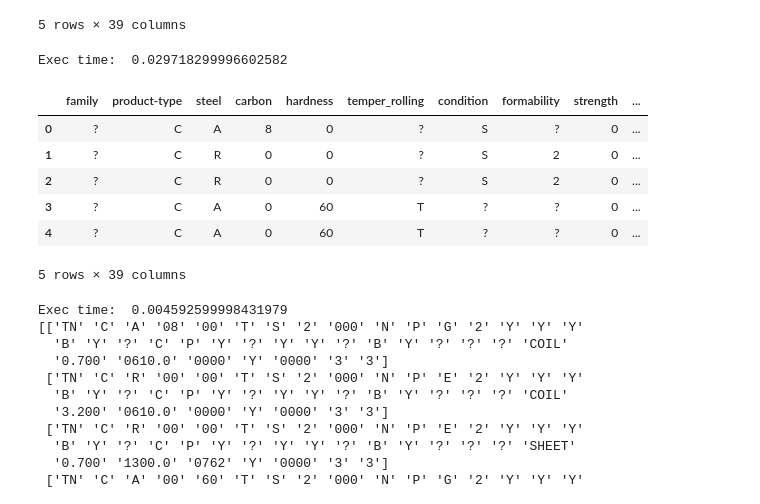
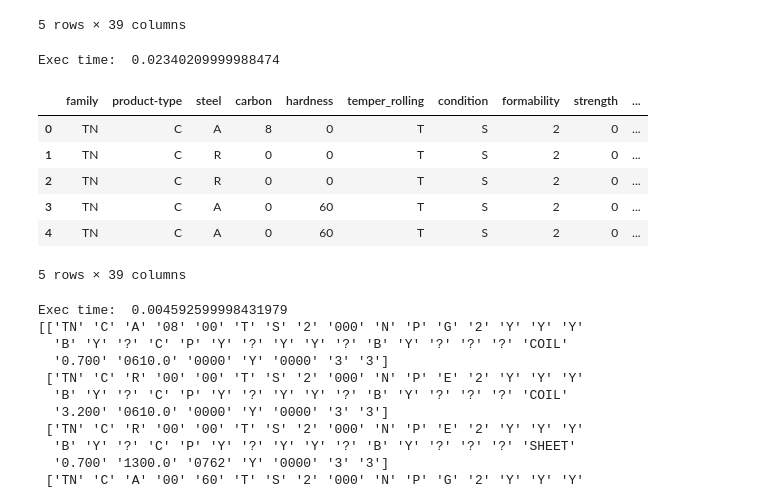
Before and after one commit to anastasita2/data-analysis, a Jupyter notebook: lab_4/lab_4.ipynb, the cells around one changed output. Saved outputs shown, nothing was run; the diff lists cells and outputs as text; code cells hidden in the pictures.

```diff
--- a/lab_4/lab_4.ipynb
+++ b/lab_4/lab_4.ipynb
@@ -581,30 +581,32 @@ df_stat.head()
 5 rows × 39 columns
 # %%
 start_time = timeit.default_timer()
+df_stat.replace('?', np.nan, inplace=True)
+
 numeric_cols = df_stat.select_dtypes(include=["float64", "int64"]).columns
 
 for col in numeric_cols:
     mean_val = df_stat[col].mean()
     df_stat[col] = df_stat[col].fillna(mean_val)
 
 categorical_cols = df_stat.select_dtypes(include="object").columns
 
 for col in categorical_cols:
     mode_val = df_stat[col].mode()
     if not mode_val.empty:
         df_stat[col] = df_stat[col].fillna(mode_val[0])
 stop_time = timeit.default_timer()
 
 print("\nExec time: ", stop_time - start_time)
 df_stat.head()
 # %% [output]
-Exec time:  0.029718299996602582
+Exec time:  0.02340209999988474
 |  | family | product-type | steel | carbon | hardness | temper_rolling | condition | formability | strength | ... |
-| 0 | ? | C | A | 8 | 0 | ? | S | ? | 0 | ... |
-| 1 | ? | C | R | 0 | 0 | ? | S | 2 | 0 | ... |
-| 2 | ? | C | R | 0 | 0 | ? | S | 2 | 0 | ... |
-| 3 | ? | C | A | 0 | 60 | T | ? | ? | 0 | ... |
-| 4 | ? | C | A | 0 | 60 | T | ? | ? | 0 | ... |
+| 0 | TN | C | A | 8 | 0 | T | S | 2 | 0 | ... |
+| 1 | TN | C | R | 0 | 0 | T | S | 2 | 0 | ... |
+| 2 | TN | C | R | 0 | 0 | T | S | 2 | 0 | ... |
+| 3 | TN | C | A | 0 | 60 | T | S | 2 | 0 | ... |
+| 4 | TN | C | A | 0 | 60 | T | S | 2 | 0 | ... |
 5 rows × 39 columns
 # %%
 start_time = timeit.default_timer()
```
Also changed, not shown: parts of 3 cells of this notebook.
